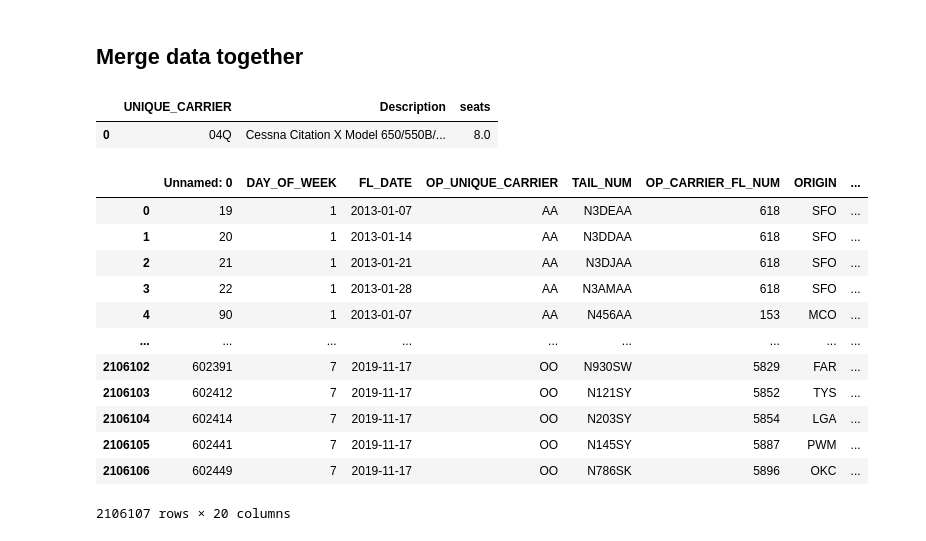
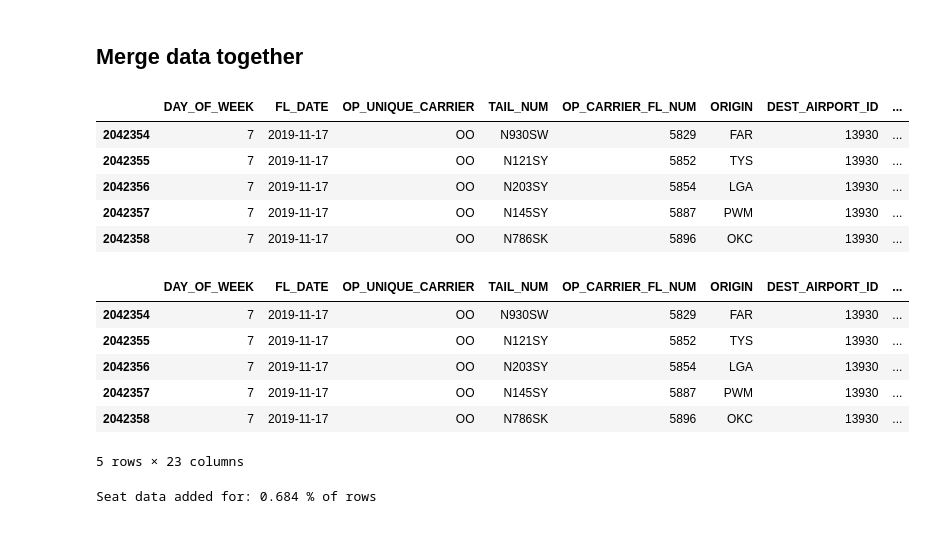
Before and after one commit to jsleslie/Ohare_taxi_demand, a Jupyter notebook: src/data_wrangling.ipynb, the cells around one changed output. Cells and saved outputs as stored; diff of their text form; code cells hidden in the pictures.

Commit message:
completed data wrangling script

```diff
--- a/src/data_wrangling.ipynb
+++ b/src/data_wrangling.ipynb
@@ -172,9 +199,11 @@ ORD_OTP['FL_DATE'] = pd.to_datetime(ORD_OTP['FL_DATE'])
 # %%
-# ORD_OTP['year'] = pd.DatetimeIndex(ORD_OTP['FL_DATE']).year
-# ORD_OTP['month'] = pd.DatetimeIndex(ORD_OTP['FL_DATE']).month
-# ORD_OTP['day'] = pd.DatetimeIndex(ORD_OTP['FL_DATE']).day
-# ORD_OTP = ORD_OTP.rename(columns={'ARR_HOUR':'hour'})
-# ORD_OTP = ORD_OTP.dropna()
-# ORD_OTP.astype({'hour': 'int64'})
-# ORD_OTP = ORD_OTP.drop(columns=["FL_DATE"])
+# Strip out time categories
+ORD_OTP['year'] = pd.DatetimeIndex(ORD_OTP['FL_DATE']).year
+ORD_OTP['month'] = pd.DatetimeIndex(ORD_OTP['FL_DATE']).month
+ORD_OTP['day'] = pd.DatetimeIndex(ORD_OTP['FL_DATE']).day
+# Drop out NAs in arrival time so that hour can be pulled out
+ORD_OTP = ORD_OTP.dropna(subset=['ARR_TIME'])
+# Extract flight hour
+ORD_OTP['hour'] = (ORD_OTP['ARR_TIME']/100).apply(math.floor)
+ORD_OTP = ORD_OTP.astype({'hour': 'int64'})
 # %%
@@ -292,7 +365,11 @@ seat_data.groupby('airline').sum()
 ORD_OTP_with_tails = pd.merge(ORD_OTP, plane_details, how='left', left_on=['TAIL_NUM'], right_on=['tail_num'])
-# %%
-seat_counts_FAA.head(1)
-# %% [output]
-|  | UNIQUE_CARRIER | Description | seats |
-| 0 | 04Q | Cessna Citation X Model 650/550B/... | 8.0 |
+# %%
+ORD_OTP_with_tails.tail(5)
+# %% [output]
+|  | DAY_OF_WEEK | FL_DATE | OP_UNIQUE_CARRIER | TAIL_NUM | OP_CARRIER_FL_NUM | ORIGIN | DEST_AIRPORT_ID | ... |
+| 2042354 | 7 | 2019-11-17 | OO | N930SW | 5829 | FAR | 13930 | ... |
+| 2042355 | 7 | 2019-11-17 | OO | N121SY | 5852 | TYS | 13930 | ... |
+| 2042356 | 7 | 2019-11-17 | OO | N203SY | 5854 | LGA | 13930 | ... |
+| 2042357 | 7 | 2019-11-17 | OO | N145SY | 5887 | PWM | 13930 | ... |
+| 2042358 | 7 | 2019-11-17 | OO | N786SK | 5896 | OKC | 13930 | ... |
 # %%
@@ -299,17 +377,15 @@ seat_counts_FAA.head(1)
 ORD_OTP_with_tails_seats = pd.merge(ORD_OTP_with_tails, seat_counts_FAA, how='left', left_on=['OP_UNIQUE_CARRIER', 'description'], right_on=['UNIQUE_CARRIER', 'Description'])
 # %%
-ORD_OTP_with_tails_seats
+ORD_OTP_with_tails_seats.tail(5)
 # %% [output]
-|  | Unnamed: 0 | DAY_OF_WEEK | FL_DATE | OP_UNIQUE_CARRIER | TAIL_NUM | OP_CARRIER_FL_NUM | ORIGIN | ... |
-| 0 | 19 | 1 | 2013-01-07 | AA | N3DEAA | 618 | SFO | ... |
-| 1 | 20 | 1 | 2013-01-14 | AA | N3DDAA | 618 | SFO | ... |
-| 2 | 21 | 1 | 2013-01-21 | AA | N3DJAA | 618 | SFO | ... |
-| 3 | 22 | 1 | 2013-01-28 | AA | N3AMAA | 618 | SFO | ... |
-| 4 | 90 | 1 | 2013-01-07 | AA | N456AA | 153 | MCO | ... |
-| ... | ... | ... | ... | ... | ... | ... | ... | ... |
-| 2106102 | 602391 | 7 | 2019-11-17 | OO | N930SW | 5829 | FAR | ... |
-| 2106103 | 602412 | 7 | 2019-11-17 | OO | N121SY | 5852 | TYS | ... |
-| 2106104 | 602414 | 7 | 2019-11-17 | OO | N203SY | 5854 | LGA | ... |
-| 2106105 | 602441 | 7 | 2019-11-17 | OO | N145SY | 5887 | PWM | ... |
-| 2106106 | 602449 | 7 | 2019-11-17 | OO | N786SK | 5896 | OKC | ... |
+|  | DAY_OF_WEEK | FL_DATE | OP_UNIQUE_CARRIER | TAIL_NUM | OP_CARRIER_FL_NUM | ORIGIN | DEST_AIRPORT_ID | ... |
+| 2042354 | 7 | 2019-11-17 | OO | N930SW | 5829 | FAR | 13930 | ... |
+| 2042355 | 7 | 2019-11-17 | OO | N121SY | 5852 | TYS | 13930 | ... |
+| 2042356 | 7 | 2019-11-17 | OO | N203SY | 5854 | LGA | 13930 | ... |
+| 2042357 | 7 | 2019-11-17 | OO | N145SY | 5887 | PWM | 13930 | ... |
+| 2042358 | 7 | 2019-11-17 | OO | N786SK | 5896 | OKC | 13930 | ... |
-2106107 rows × 20 columns
+5 rows × 23 columns
+# %%
+print("Seat data added for:", round((-ORD_OTP_with_tails_seats.seats.isna()).sum()/ORD_OTP_with_tails_seats.shape[0],3), "% of rows")
+# %% [output]
+Seat data added for: 0.684 % of rows
```
Also changed, not shown: parts of 43 cells of this notebook.
